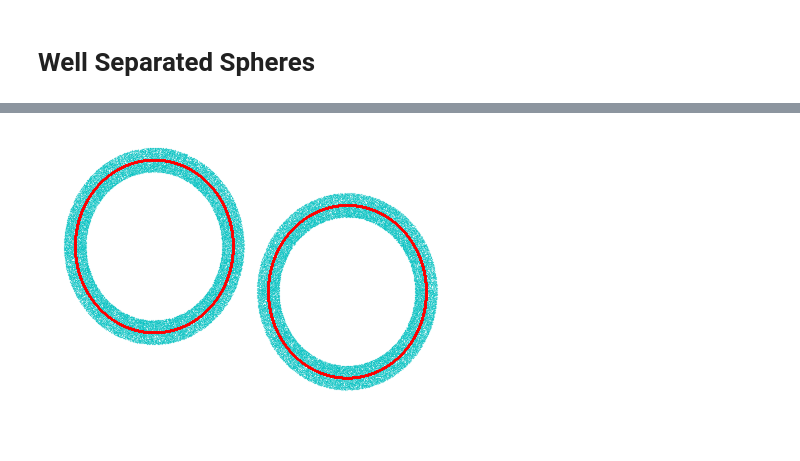
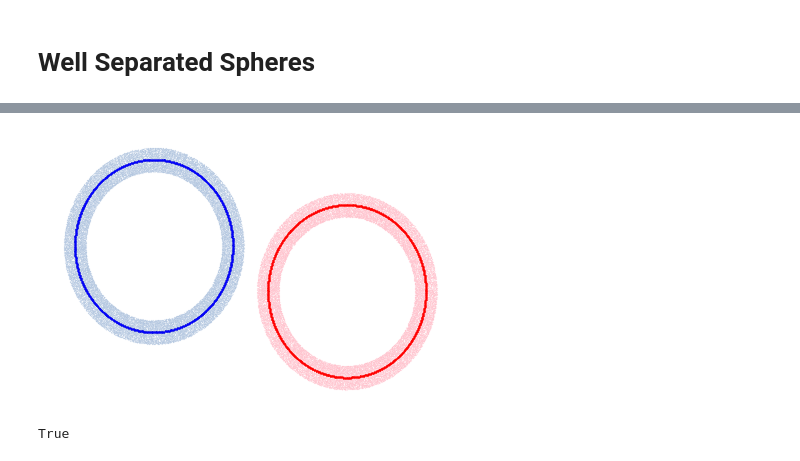
Before and after one commit to microsoft/distance-learner, a Jupyter notebook: notebooks/Paper Plotting - Representative Plots.ipynb, the cells around one changed output, grey strips where cells are left out. Saved outputs shown, nothing was run; the diff lists cells and outputs as text; code cells hidden in the pictures.

```diff
--- a/notebooks/Paper Plotting - Representative Plots.ipynb
+++ b/notebooks/Paper Plotting - Representative Plots.ipynb
@@ -175,10 +185,18 @@ ws.compute_points()
 # %%
 plt.figure(figsize=(6, 4))
-plt.scatter(ws.normed_all_points[:, 0][ws.class_labels == 2], ws.normed_all_points[:, 1][ws.class_labels == 2], s=0.01, c="c")
-plt.scatter(ws.normed_all_points[:, 0][ws.class_labels != 2], ws.normed_all_points[:, 1][ws.class_labels != 2], s=0.1, c="r")
+plt.scatter(ws.normed_all_points[ws.class_labels == 2][:ws.S1.genattrs.num_neg, 0], ws.normed_all_points[ws.class_labels == 2][:ws.S1.genattrs.num_neg, 1], s=0.01, c="lightsteelblue")
+plt.scatter(ws.normed_all_points[ws.class_labels != 2][:ws.S1.genattrs.N - ws.S1.genattrs.num_neg, 0], ws.normed_all_points[ws.class_labels != 2][:ws.S1.genattrs.N - ws.S1.genattrs.num_neg, 1], s=0.01, c="blue")
+
+plt.scatter(ws.normed_all_points[ws.class_labels == 2][ws.S1.genattrs.num_neg:, 0], ws.normed_all_points[ws.class_labels == 2][ws.S1.genattrs.num_neg:, 1], s=0.01, c="pink")
+plt.scatter(ws.normed_all_points[ws.class_labels != 2][ws.S1.genattrs.N - ws.S1.genattrs.num_neg:, 0], ws.normed_all_points[ws.class_labels != 2][ws.S1.genattrs.N - ws.S1.genattrs.num_neg:, 1], s=0.01, c="red")
+
 plt.axis("off")
 plt.tight_layout()
 plt.savefig("repr_wss.png", type="png")
 plt.show()
 # %% [output]
-[figure, old version]
+[figure, new version]
+# %%
+isinstance(ws, wellseparatedspheres.WellSeparatedSpheres)
+# %% [output]
+True
```
Also changed, not shown: parts of 5 cells of this notebook, 5 other files.
